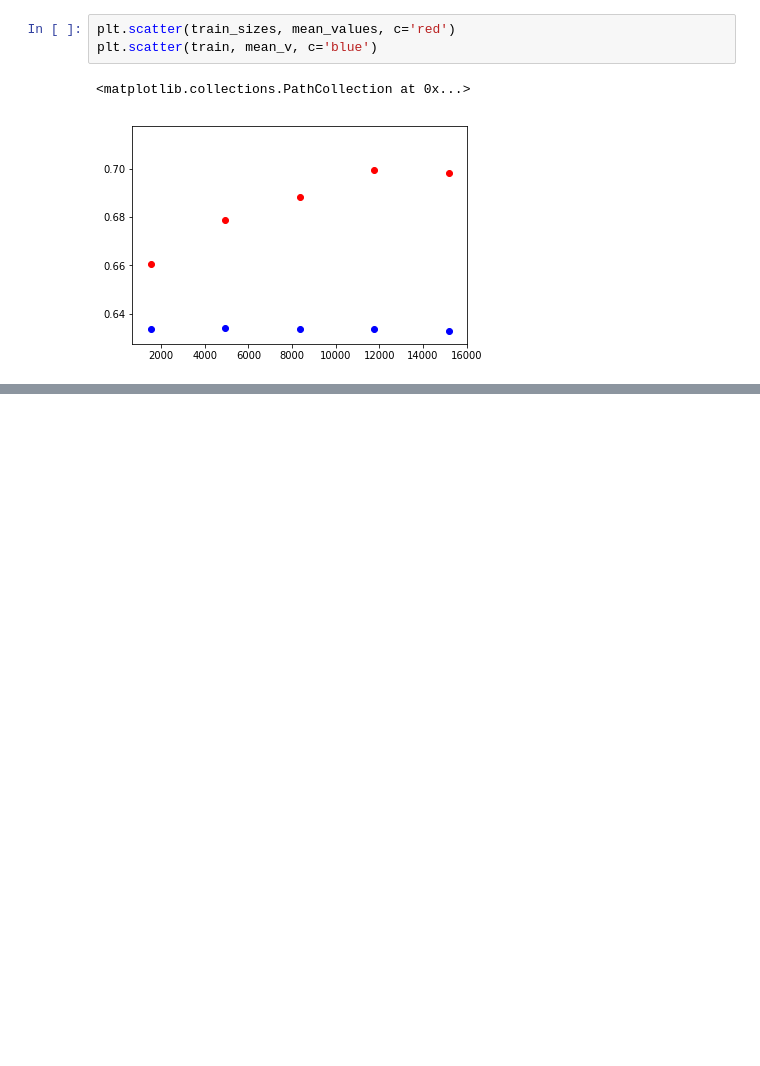
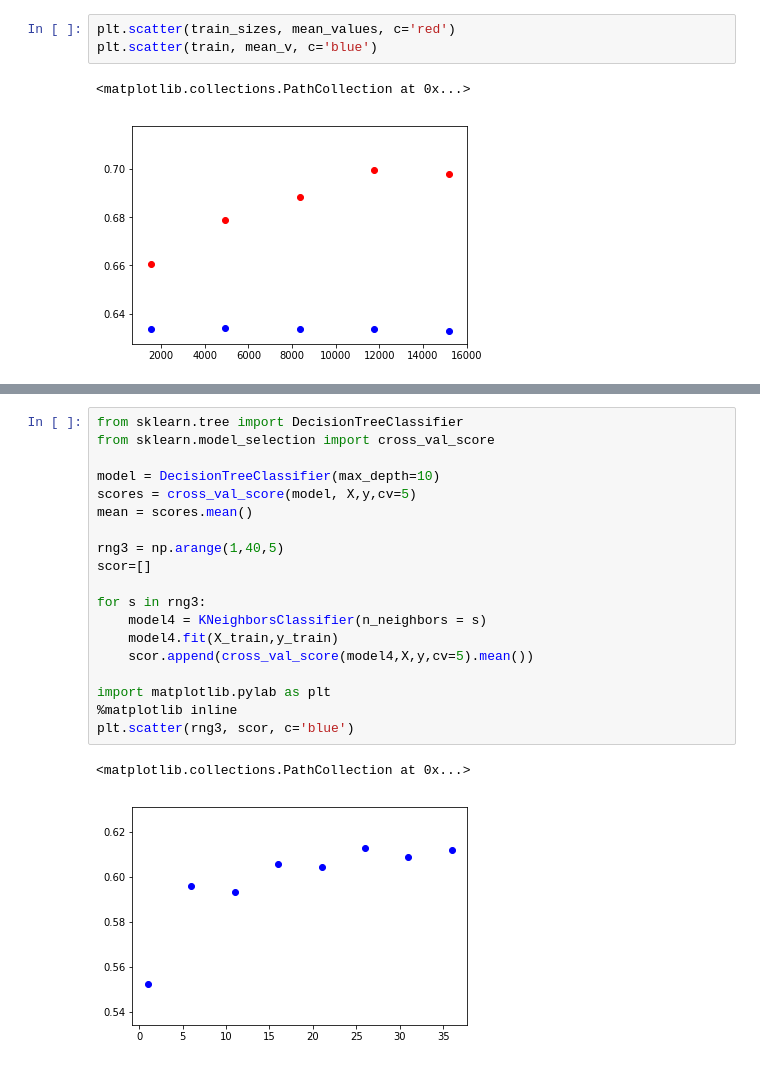
Before and after one commit to lbreguet/CS2091---Fundamentals-of-Data-Science, a Jupyter notebook: Practice/Churn2.ipynb, the cells around one changed output, grey strips where cells are left out. Drawn from its saved outputs; the diff is of its cells as text; blank space fills up the shorter version.

```diff
--- a/Practice/Churn2.ipynb
+++ b/Practice/Churn2.ipynb
@@ -141,0 +171,22 @@ plt.scatter(train, mean_v, c='blue')
+# %%
+from sklearn.tree import DecisionTreeClassifier
+from sklearn.model_selection import cross_val_score
+
+model = DecisionTreeClassifier(max_depth=10)
+scores = cross_val_score(model, X,y,cv=5)
+mean = scores.mean()
+
+rng3 = np.arange(1,40,5)
+scor=[]
+
+for s in rng3:
+    model4 = KNeighborsClassifier(n_neighbors = s)
+    model4.fit(X_train,y_train)
+    scor.append(cross_val_score(model4,X,y,cv=5).mean())
+
+import matplotlib.pylab as plt
+%matplotlib inline
+plt.scatter(rng3, scor, c='blue')
+# %% [output]
+<matplotlib.collections.PathCollection at 0x...>
+[figure, added]
```
Also changed, not shown: parts of 22 cells of this notebook, 11 other files.
